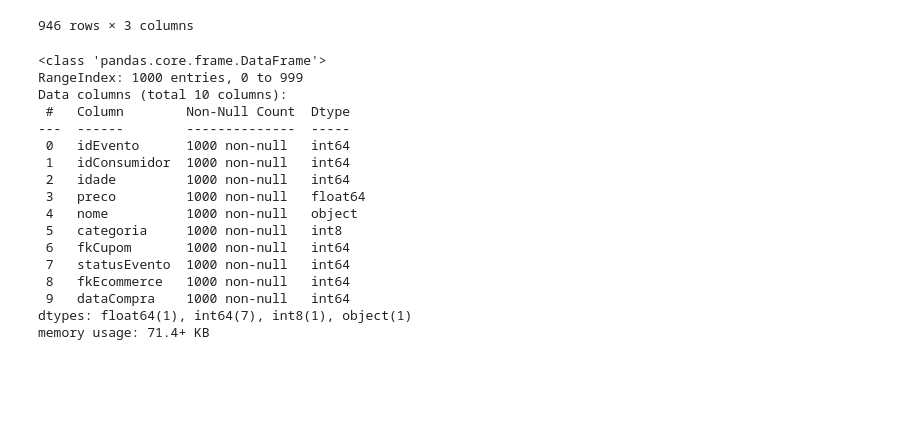
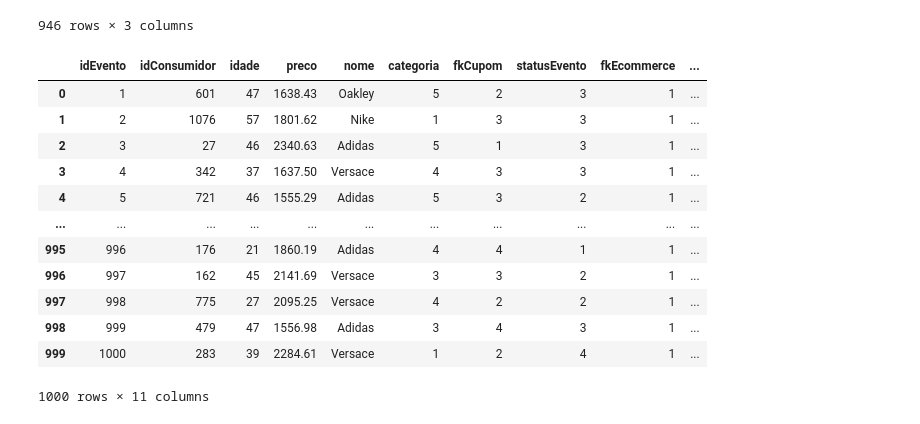
Before and after one commit to Osiris-gp8/projeto-osiris, a Jupyter notebook: api-python/api-analise/Untitled.ipynb, the cells around one changed output. Cells and saved outputs as stored; diff of their text form; code cells hidden in the pictures; blank space fills up the shorter version.

```diff
--- a/api-python/api-analise/Untitled.ipynb
+++ b/api-python/api-analise/Untitled.ipynb
@@ -23,22 +116,18 @@ Conectado ao banco
 | 344 | 368 | 3 | 3 |
 946 rows × 3 columns
 # %%
-data_frame.info()
+data_frame
 # %% [output]
+|  | idEvento | idConsumidor | idade | preco | nome | categoria | fkCupom | statusEvento | fkEcommerce | ... |
+| 0 | 1 | 601 | 47 | 1638.43 | Oakley | 5 | 2 | 3 | 1 | ... |
+| 1 | 2 | 1076 | 57 | 1801.62 | Nike | 1 | 3 | 3 | 1 | ... |
+| 2 | 3 | 27 | 46 | 2340.63 | Adidas | 5 | 1 | 3 | 1 | ... |
+| 3 | 4 | 342 | 37 | 1637.50 | Versace | 4 | 3 | 3 | 1 | ... |
+| 4 | 5 | 721 | 46 | 1555.29 | Adidas | 5 | 3 | 2 | 1 | ... |
+| ... | ... | ... | ... | ... | ... | ... | ... | ... | ... | ... |
+| 995 | 996 | 176 | 21 | 1860.19 | Adidas | 4 | 4 | 1 | 1 | ... |
+| 996 | 997 | 162 | 45 | 2141.69 | Versace | 3 | 3 | 2 | 1 | ... |
+| 997 | 998 | 775 | 27 | 2095.25 | Versace | 4 | 2 | 2 | 1 | ... |
+| 998 | 999 | 479 | 47 | 1556.98 | Adidas | 3 | 4 | 3 | 1 | ... |
+| 999 | 1000 | 283 | 39 | 2284.61 | Versace | 1 | 2 | 4 | 1 | ... |
-<class 'pandas.core.frame.DataFrame'>
-RangeIndex: 1000 entries, 0 to 999
-Data columns (total 10 columns):
- #   Column        Non-Null Count  Dtype
----  ------        --------------  -----
- 0   idEvento      1000 non-null   int64
- 1   idConsumidor  1000 non-null   int64
- 2   idade         1000 non-null   int64
- 3   preco         1000 non-null   float64
- 4   nome          1000 non-null   object
- 5   categoria     1000 non-null   int8
- 6   fkCupom       1000 non-null   int64
- 7   statusEvento  1000 non-null   int64
- 8   fkEcommerce   1000 non-null   int64
- 9   dataCompra    1000 non-null   int64
-dtypes: float64(1), int64(7), int8(1), object(1)
-memory usage: 71.4+ KB
+1000 rows × 11 columns
```
Also changed, not shown: parts of 6 cells of this notebook, 3 other files.
